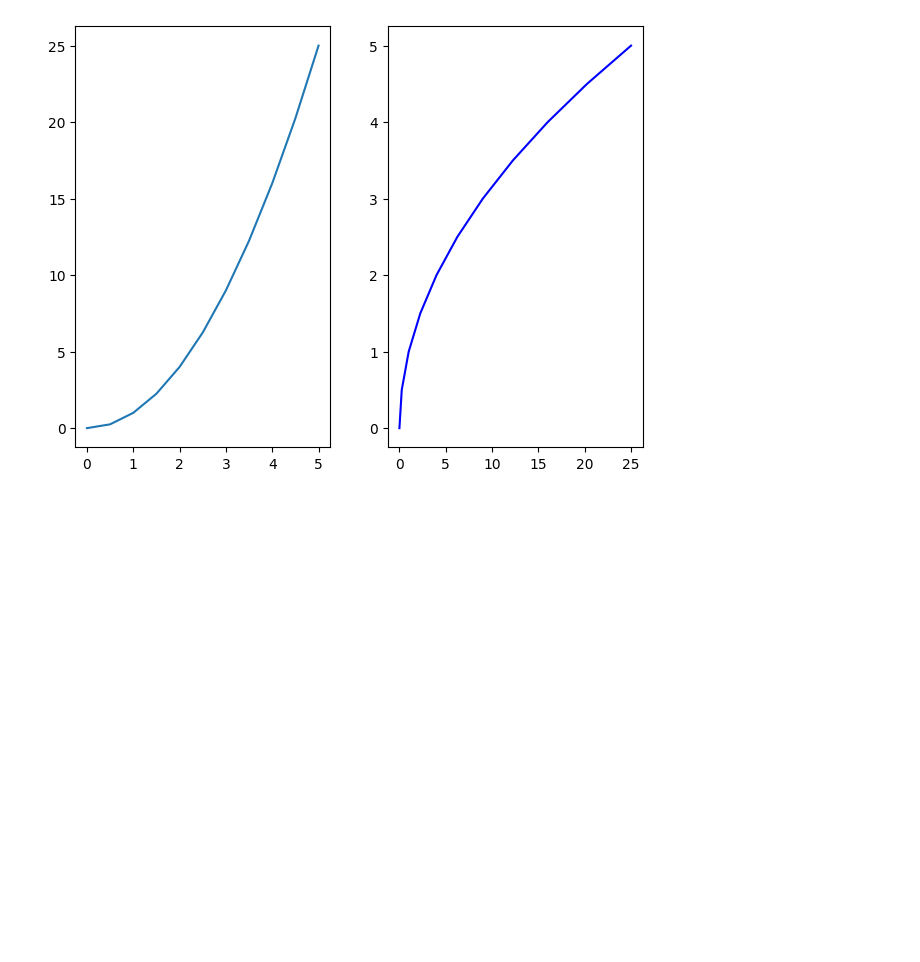
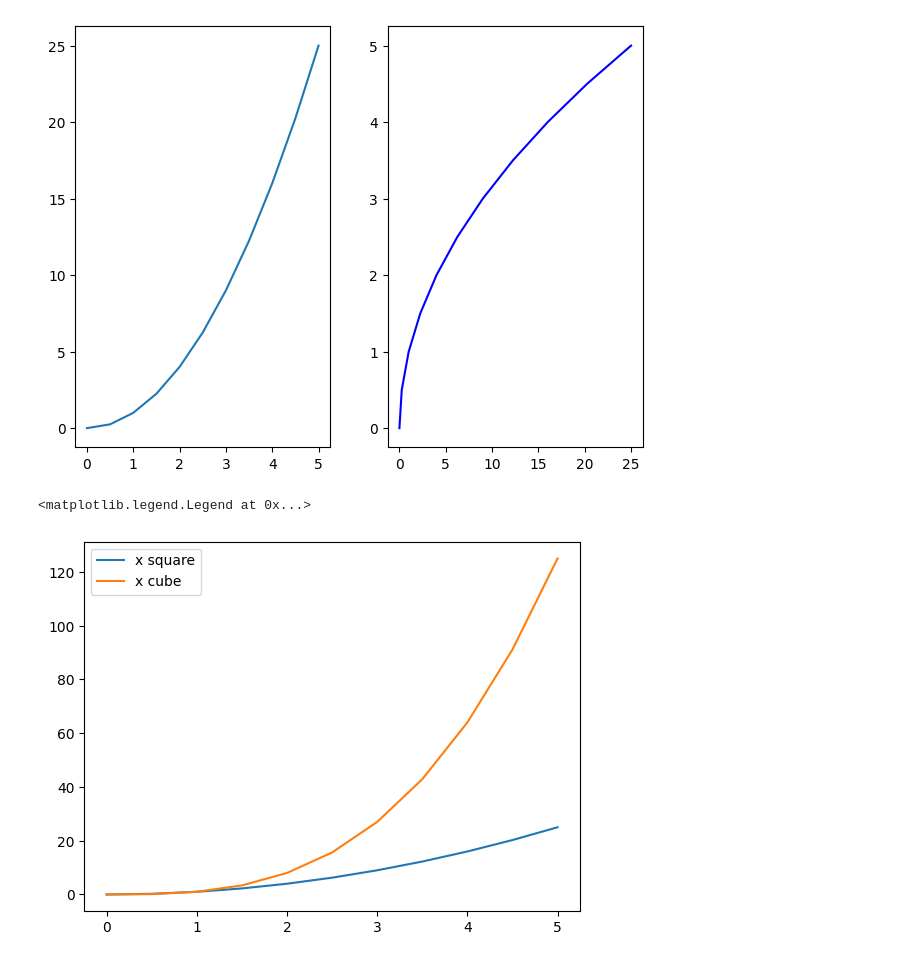
Before and after one commit to sumanthpagadala/Learning_AI, a Jupyter notebook: matplot.ipynb, the cells around one changed output. Drawn from its saved outputs; the diff is of its cells as text; code cells hidden in the pictures; blank space fills up the shorter version.

```diff
--- a/matplot.ipynb
+++ b/matplot.ipynb
@@ -59,3 +59,14 @@ axes[1].plot(y,x,'b')
 # %% [output]
 [<matplotlib.lines.Line2D at 0x...>]
 [figure]
+# %%
+#dpi - dots per inch
+fig,axes = plt.subplots()
+
+axes.plot(x,x**2, label='x square')
+axes.plot(x,x**3, label='x cube')
+
+axes.legend(loc = 0)
+# %% [output]
+<matplotlib.legend.Legend at 0x...>
+[figure, added]
```
Also changed, not shown: parts of 3 cells of this notebook, 2 other files.
